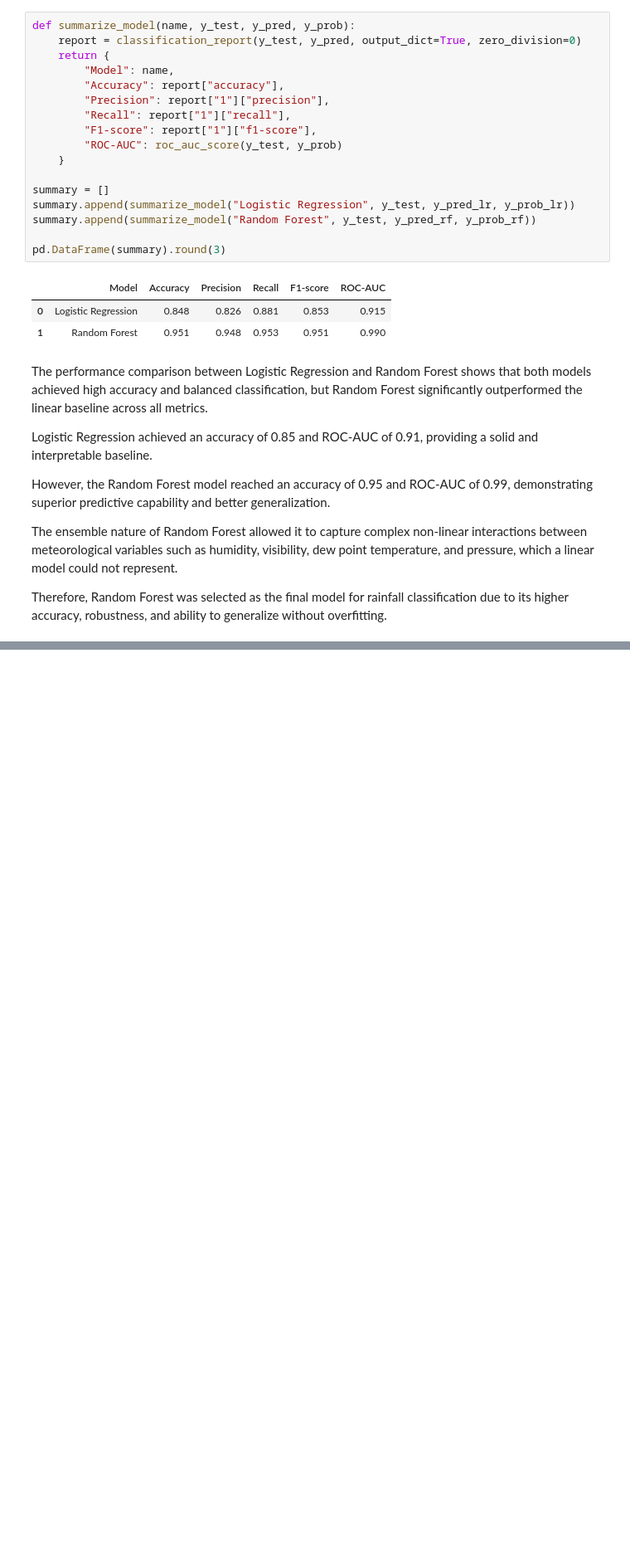
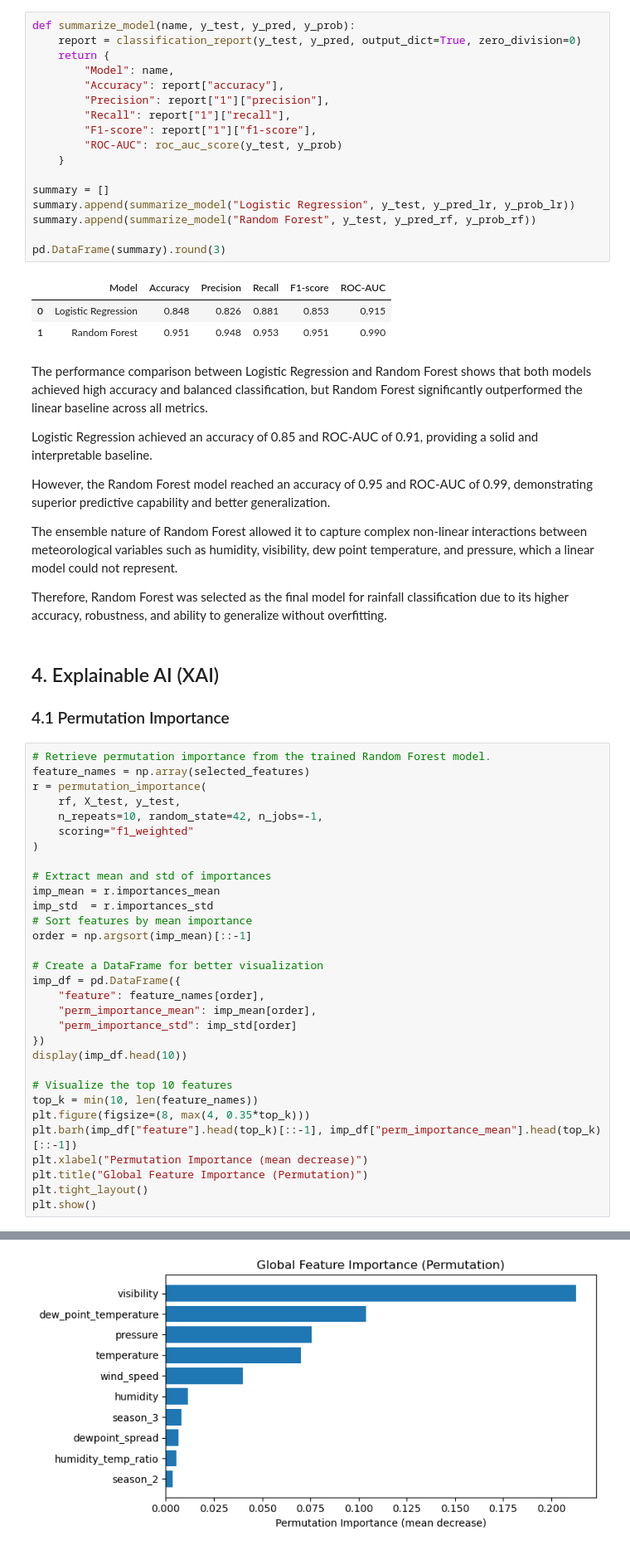
Before and after one commit to Yanyin-Chen-1156325/ST_ML_1156325, a Jupyter notebook: assignment3.ipynb, the cells around one changed output, grey strips where cells are left out. Shown at 83% size. Cells and saved outputs as stored; diff of their text form; blank space fills up the shorter version.

```diff
--- a/assignment3.ipynb
+++ b/assignment3.ipynb
@@ -480,3 +478,39 @@ However, the Random Forest model reached an accuracy of 0.95 and ROC-AUC of 0.99
 The ensemble nature of Random Forest allowed it to capture complex non-linear interactions between meteorological variables such as humidity, visibility, dew point temperature, and pressure, which a linear model could not represent.
 
 Therefore, Random Forest was selected as the final model for rainfall classification due to its higher accuracy, robustness, and ability to generalize without overfitting.
+# %% [markdown]
+## 4. Explainable AI (XAI)
+
+### 4.1 Permutation Importance
+# %%
+# Retrieve permutation importance from the trained Random Forest model.
+feature_names = np.array(selected_features)
+r = permutation_importance(
+    rf, X_test, y_test,
+    n_repeats=10, random_state=42, n_jobs=-1,
+    scoring="f1_weighted"
+)
+
+# Extract mean and std of importances
+imp_mean = r.importances_mean
+imp_std  = r.importances_std
+# Sort features by mean importance
+order = np.argsort(imp_mean)[::-1]
+
+# Create a DataFrame for better visualization
+imp_df = pd.DataFrame({
+    "feature": feature_names[order],
+    "perm_importance_mean": imp_mean[order],
+    "perm_importance_std": imp_std[order]
+})
+display(imp_df.head(10))
+
+# Visualize the top 10 features
+top_k = min(10, len(feature_names))
+plt.figure(figsize=(8, max(4, 0.35*top_k)))
+plt.barh(imp_df["feature"].head(top_k)[::-1], imp_df["perm_importance_mean"].head(top_k)[::-1])
+plt.xlabel("Permutation Importance (mean decrease)")
+plt.title("Global Feature Importance (Permutation)")
+plt.tight_layout()
+plt.show()
+# %% [output]
@@ -482,0 +528 @@ Therefore, Random Forest was selected as the final model for rainfall classifica
+[figure, added]
```
Also changed, not shown: parts of 9 cells of this notebook.
